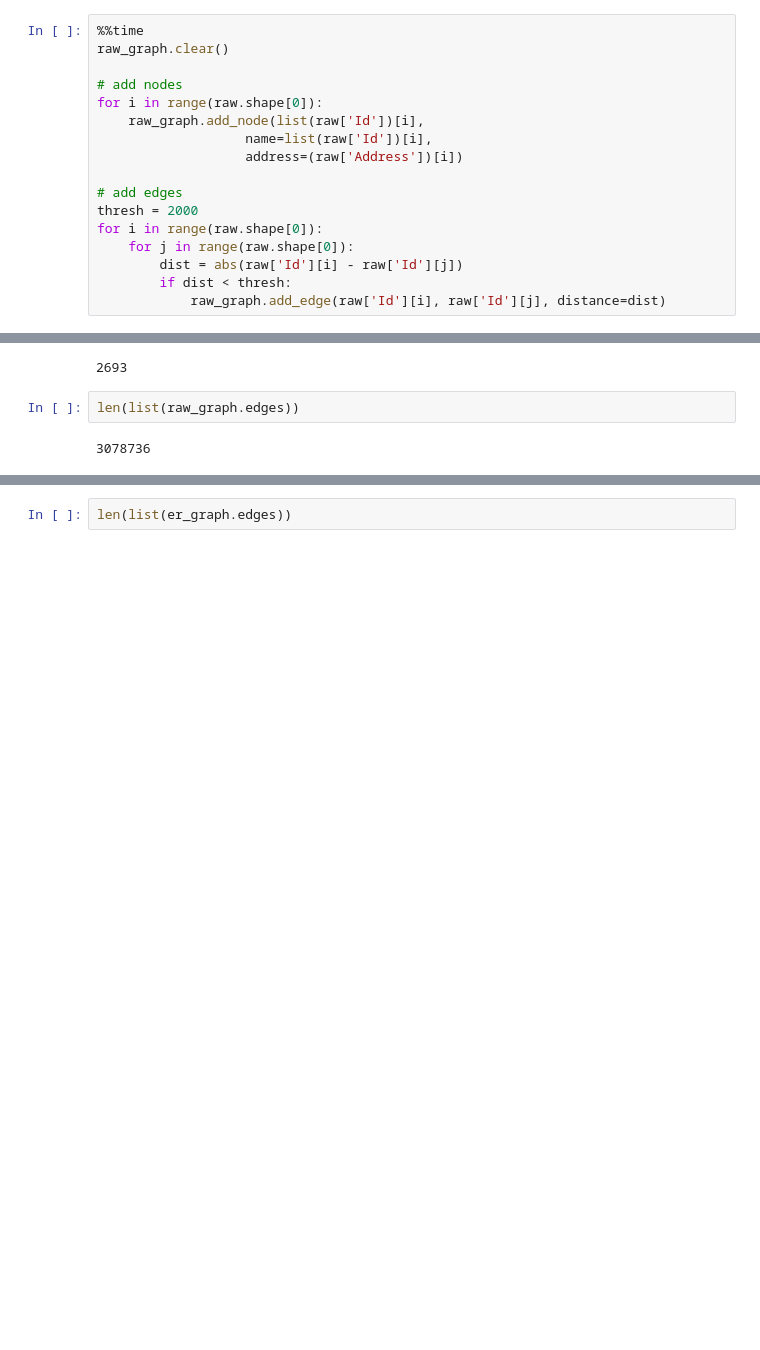
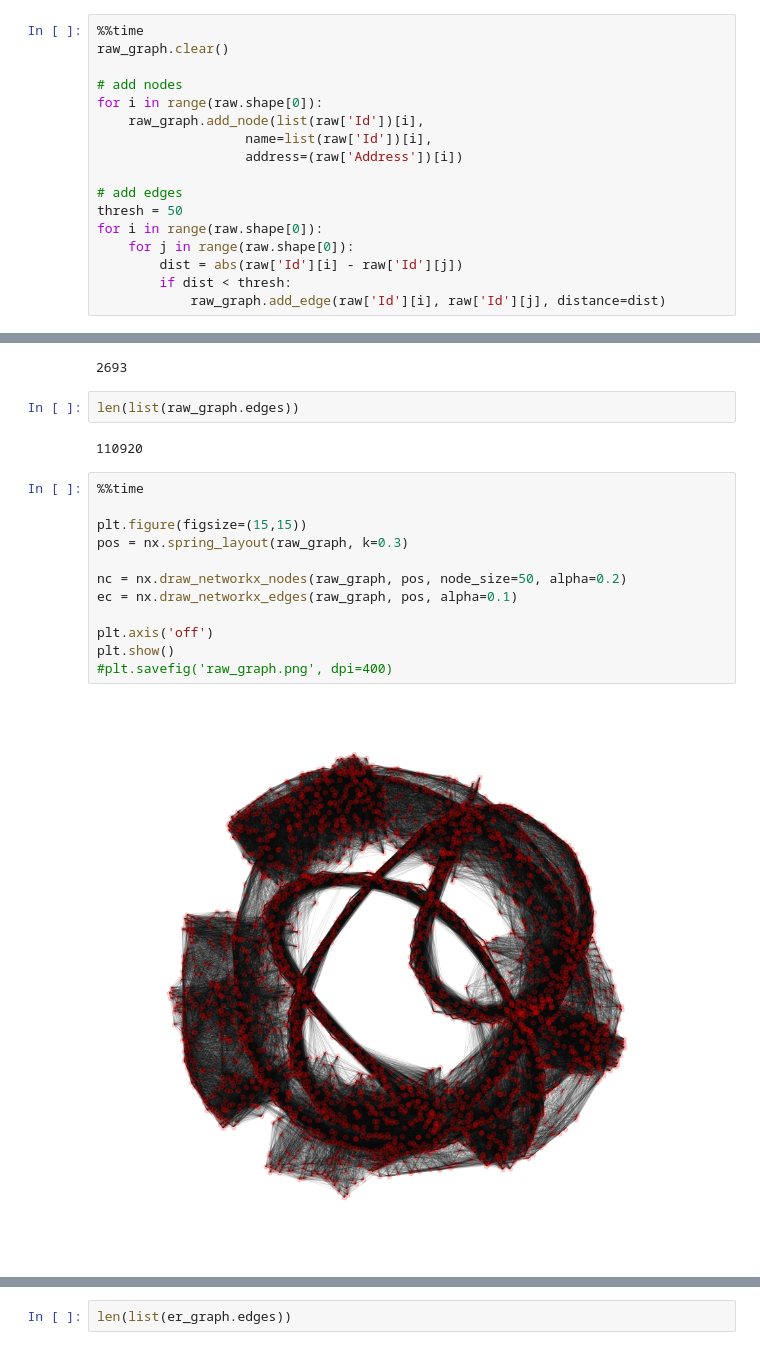
Before and after one commit to gganssle/entity-resolution-testing, a Jupyter notebook: dedupe/graph_plotting.ipynb, the cells around one changed output, grey strips where cells are left out. Drawn from its saved outputs; the diff is of its cells as text; blank space fills up the shorter version.

Commit message:
adding images

```diff
--- a/dedupe/graph_plotting.ipynb
+++ b/dedupe/graph_plotting.ipynb
@@ -101,7 +101,7 @@ for i in range(raw.shape[0]):
                    address=(raw['Address'])[i])
 
 # add edges
-thresh = 2000
+thresh = 50
 for i in range(raw.shape[0]):
     for j in range(raw.shape[0]):
         dist = abs(raw['Id'][i] - raw['Id'][j])
@@ -155,4 +143,18 @@ len(list(raw_graph.nodes))
 # %%
 len(list(raw_graph.edges))
 # %% [output]
-3078736
+110920
+# %%
+%%time
+
+plt.figure(figsize=(15,15))
+pos = nx.spring_layout(raw_graph, k=0.3)
+
+nc = nx.draw_networkx_nodes(raw_graph, pos, node_size=50, alpha=0.2)
+ec = nx.draw_networkx_edges(raw_graph, pos, alpha=0.1)
+
+plt.axis('off')
+plt.show()
+#plt.savefig('raw_graph.png', dpi=400)
+# %% [output]
+[figure, added]
```
Also changed, not shown: parts of 11 cells of this notebook, 3 other files.
